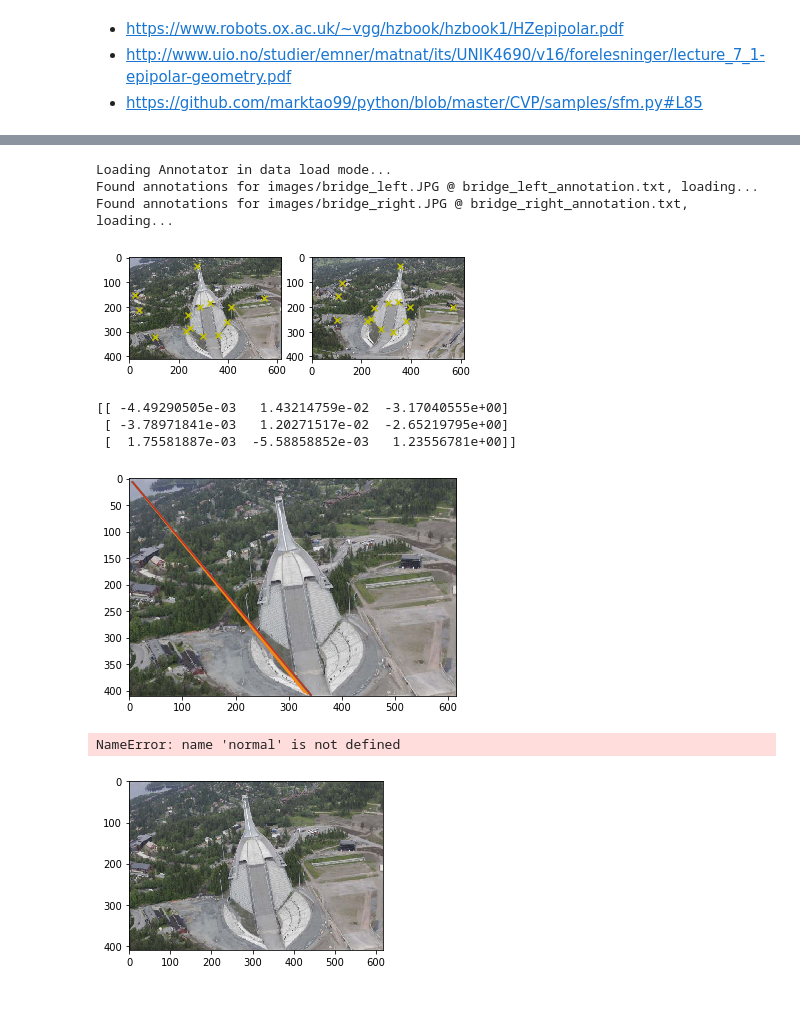
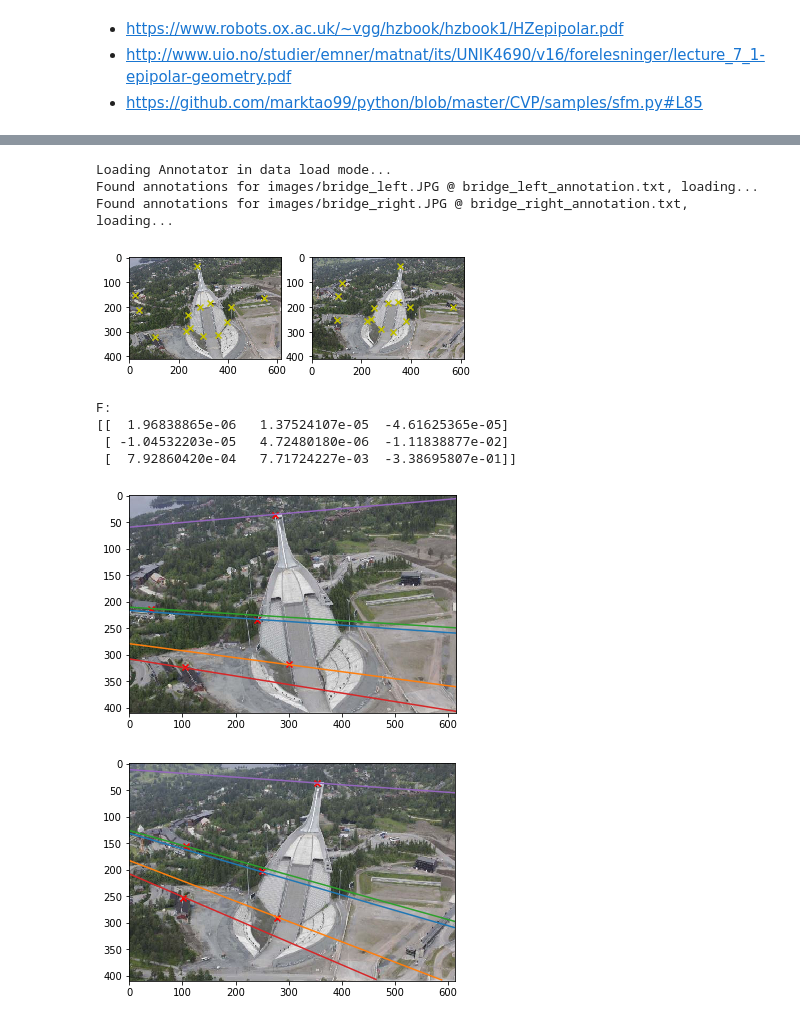
Before and after one commit to guigzzz/MLCV2, a Jupyter notebook: fundemental_mat.ipynb, the cells around one changed output, grey strips where cells are left out. Cells and saved outputs as stored; diff of their text form; code cells hidden in the pictures.

```diff
--- a/fundemental_mat.ipynb
+++ b/fundemental_mat.ipynb
@@ -98,10 +98,9 @@ plt.gca().invert_yaxis()
 F = get_fundemental_matrix_normalised(pairs, pairs_prime)
 x_bound = plt.gca().get_xbound()
 y_min, y_max = plt.gca().get_ybound()
-print(y_min, y_max)
 
 for p in pairs_prime:
-    line = np.dot(F, p)
+    line = np.dot(F.T, p)
     space = np.linspace(*x_bound, 100)
 
     eq = (line[2] + line[0] * space) / -line[1]
@@ -109,7 +108,7 @@ for p in pairs_prime:
     space = space[selector]
     eq = eq[selector]
 
-    plt.plot(space, eq)
+    plt.plot(space, eq, color='b')
 
 plt.show()
 
@@ -126,7 +125,7 @@ for p in pairs:
     space = space[selector]
     eq = eq[selector]
 
-    plt.plot(space, eq)
+    plt.plot(space, eq, color='r')
 
 plt.show()
 # %% [output]
@@ -136,49 +134,56 @@ plt.show()
 # %%
 from src.annotator import Annotator
 ann = Annotator('images/bridge_left.JPG', 'images/bridge_right.JPG', annotation_mode=False)
 ann.display_images(show=True)
 points = np.array(ann.coords)
 images = ann.images
 
 left = np.concatenate((points[0], np.ones((points[0].shape[0], 1))), axis=1)
 right = np.concatenate((points[1], np.ones((points[1].shape[0], 1))), axis=1)
 
 F = get_fundemental_matrix_normalised(left, right)
-print(F)
+print('F:\n{}\n'.format(F))
 
 plt.imshow(images[0])
 x_bound = plt.gca().get_xbound()
 y_min, y_max = plt.gca().get_ybound()
 
-for p in right:
-    line = np.dot(F, p)
+for p, p_p in zip(left[:5], right[:5]):
+    line = np.dot(F.T, p_p)
     space = np.linspace(*x_bound, 100)
 
-    eq = (line[2] + line[0] * space) / line[1]
+    eq = (line[2] + line[0] * space) / - line[1]
     selector = np.logical_and(y_min < eq, eq < y_max)
     space = space[selector]
     eq = eq[selector]
 
     plt.plot(space, eq)
+    plt.scatter(p[0], p[1], marker='x', c='r')
+
+plt.show()
+
+plt.imshow(images[1])
+x_bound = plt.gca().get_xbound()
+y_min, y_max = plt.gca().get_ybound()
+for p, p_p in zip(left[:5], right[:5]):
+    line = np.dot(F, p)
+    space = np.linspace(*x_bound, 100)
+
+    eq = (line[2] + line[0] * space) / - line[1]
+    selector = np.logical_and(y_min < eq, eq < y_max)
+    space = space[selector]
+    eq = eq[selector]
+
+    plt.plot(space, eq)
+    plt.scatter(p_p[0], p_p[1], marker='x', c='r')
 # %% [output]
 Loading Annotator in data load mode...
 Found annotations for images/bridge_left.JPG @ bridge_left_annotation.txt, loading...
 Found annotations for images/bridge_right.JPG @ bridge_right_annotation.txt, loading...
 [figure]
-[[ -4.49290505e-03   1.43214759e-02  -3.17040555e+00]
- [ -3.78971841e-03   1.20271517e-02  -2.65219795e+00]
- [  1.75581887e-03  -5.58858852e-03   1.23556781e+00]]
+F:
+[[  1.96838865e-06   1.37524107e-05  -4.61625365e-05]
+ [ -1.04532203e-05   4.72480180e-06  -1.11838877e-02]
+ [  7.92860420e-04   7.71724227e-03  -3.38695807e-01]]
-[figure, old version]
+[figure, new version]
+[figure, added]
-# %%
-point=0
-plt.figure(figsize=(10, 20))
-plt.subplot(1, 2, 1)
-plt.imshow(images[0])
-plt.scatter(normal[point, 0], normal[point, 1], marker='x', c='r')
-plt.subplot(1, 2, 2)
-plt.imshow(images[1])
-plt.scatter(rotated[point, 0], rotated[point, 1], marker='x', c='r')
-plt.show()
-# %% [output]
-NameError: name 'normal' is not defined
-[figure, removed]
```
Also changed, not shown: parts of 2 cells of this notebook, 1 other file.
